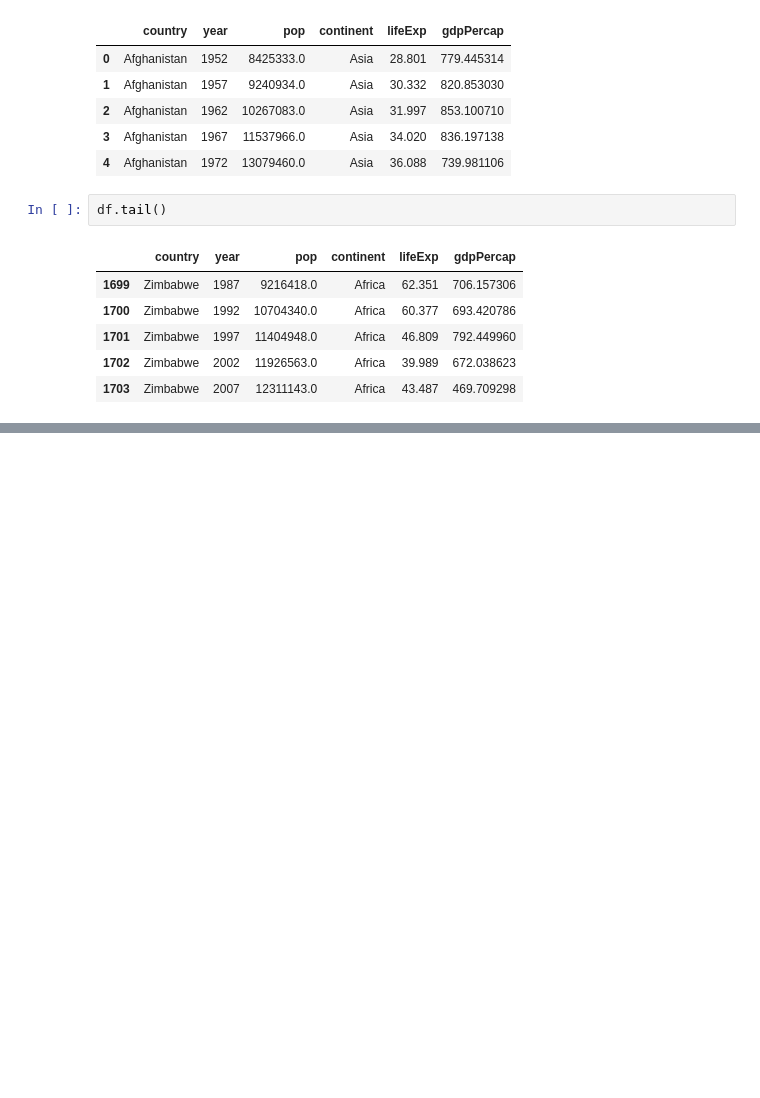
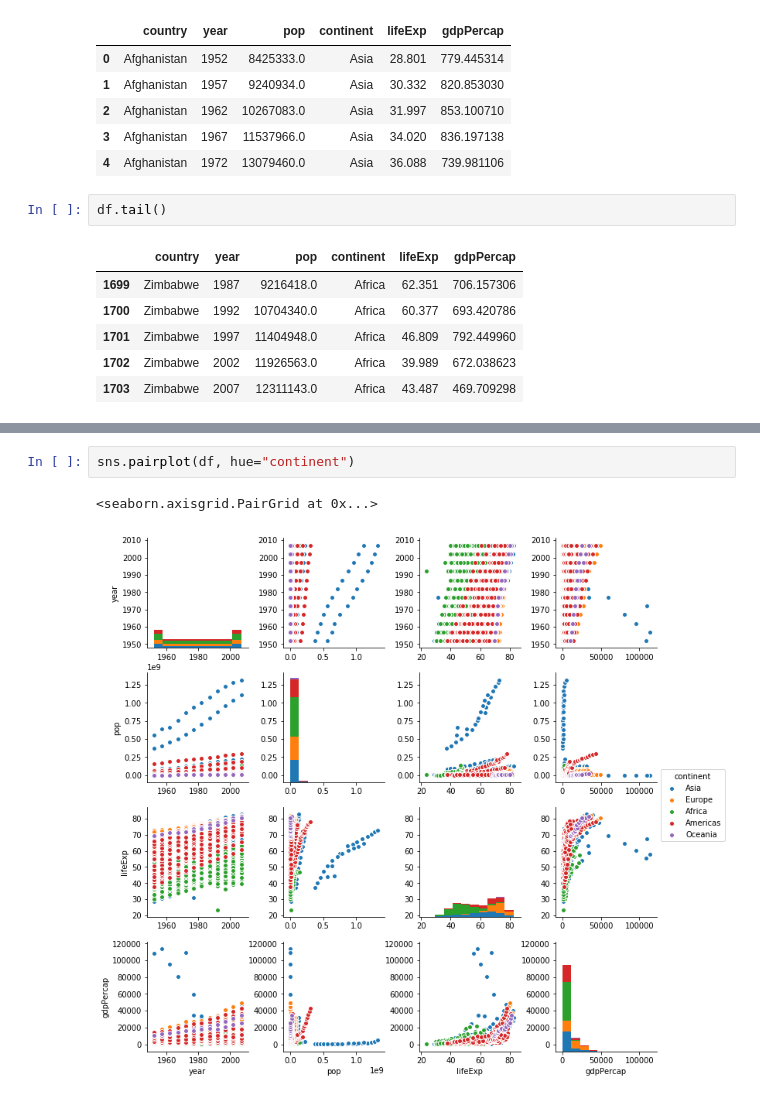
Before and after one commit to joanh3aly/GMIT-2-programming-project, a Jupyter notebook: programming-project.ipynb, the cells around one changed output, grey strips where cells are left out. Cells and saved outputs as stored; diff of their text form; blank space fills up the shorter version.

```diff
--- a/programming-project.ipynb
+++ b/programming-project.ipynb
@@ -104,0 +117,5 @@ df
+# %%
+sns.pairplot(df, hue="continent")
+# %% [output]
+<seaborn.axisgrid.PairGrid at 0x...>
+[figure, added]
```
Also changed, not shown: parts of 3 cells of this notebook, 2 other files.
